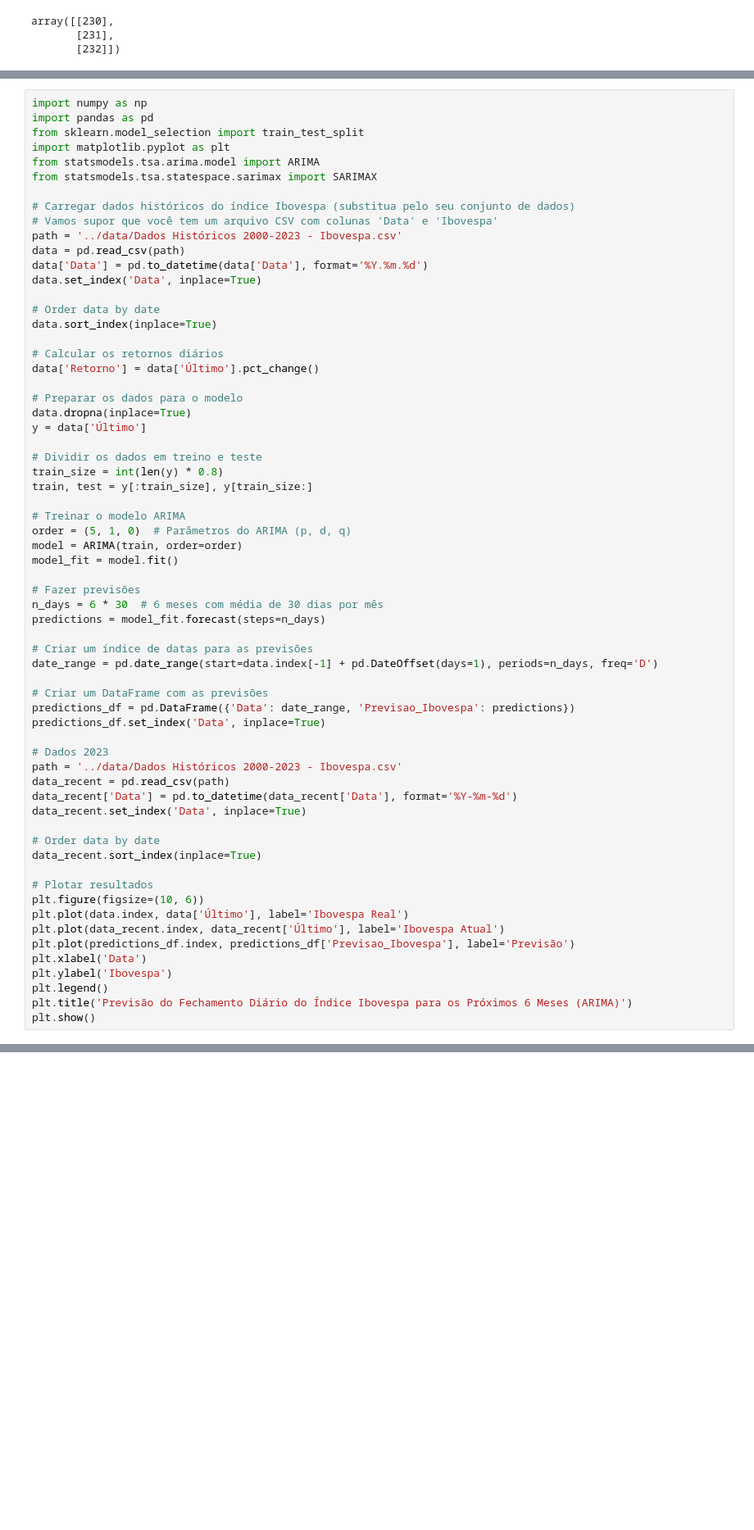
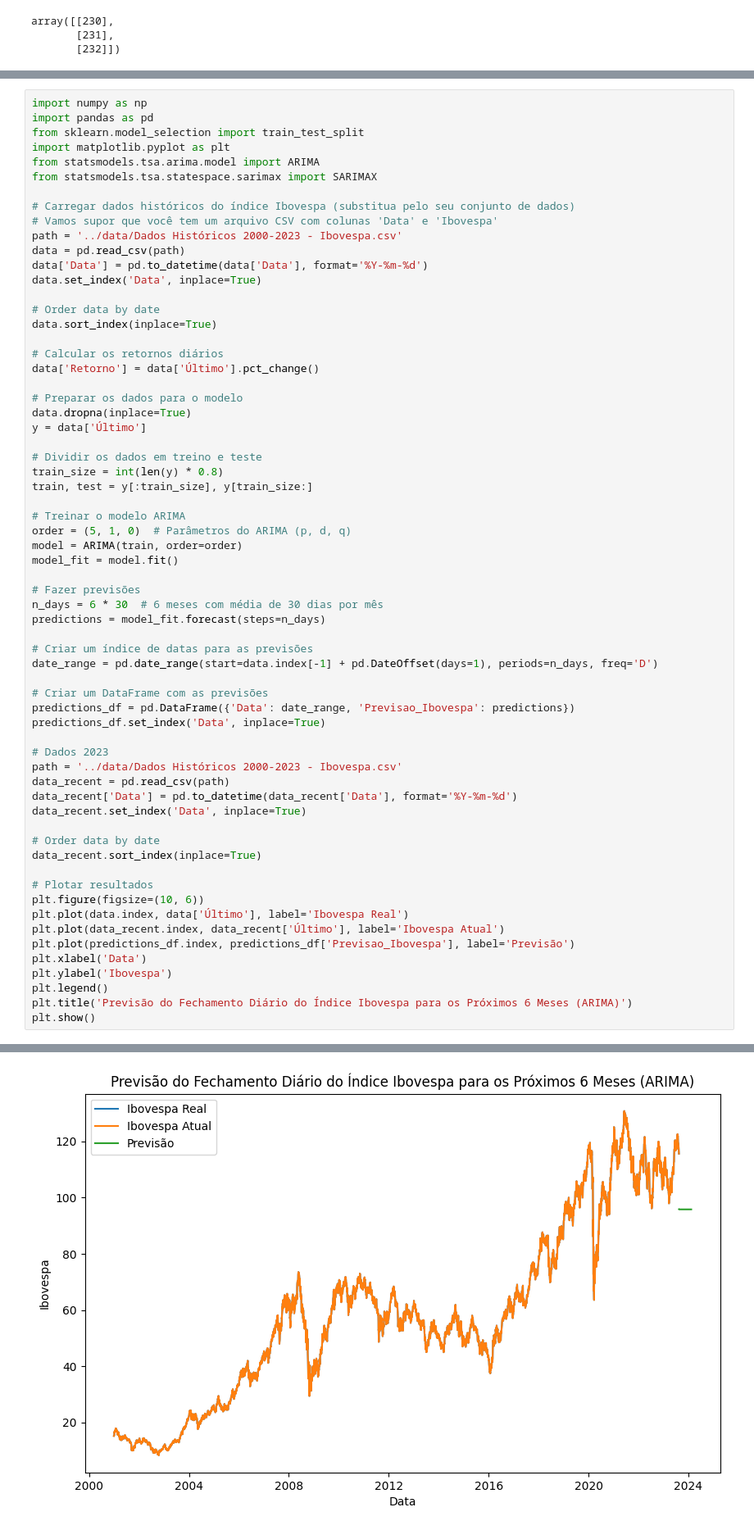
Before and after one commit to IgorNascAlves/Tech_Challenge_Fase02, a Jupyter notebook: notebooks/teste.ipynb, the cells around one changed output, grey strips where cells are left out. Shown at 82% size. Saved outputs shown, nothing was run; the diff lists cells and outputs as text; blank space fills up the shorter version.

```diff
--- a/notebooks/teste.ipynb
+++ b/notebooks/teste.ipynb
@@ -191,7 +191,7 @@ from statsmodels.tsa.statespace.sarimax import SARIMAX
 # Vamos supor que você tem um arquivo CSV com colunas 'Data' e 'Ibovespa'
 path = '../data/Dados Históricos 2000-2023 - Ibovespa.csv'
 data = pd.read_csv(path)
-data['Data'] = pd.to_datetime(data['Data'], format='%Y.%m.%d')
+data['Data'] = pd.to_datetime(data['Data'], format='%Y-%m-%d')
 data.set_index('Data', inplace=True)
 
 # Order data by date
@@ -250,0 +247 @@ ValueError: time data "2000-12-27" doesn't match format "%Y.%m.%d", at position
+[figure, added]
```
Also changed, not shown: parts of 1 cell of this notebook, 1 other file.
